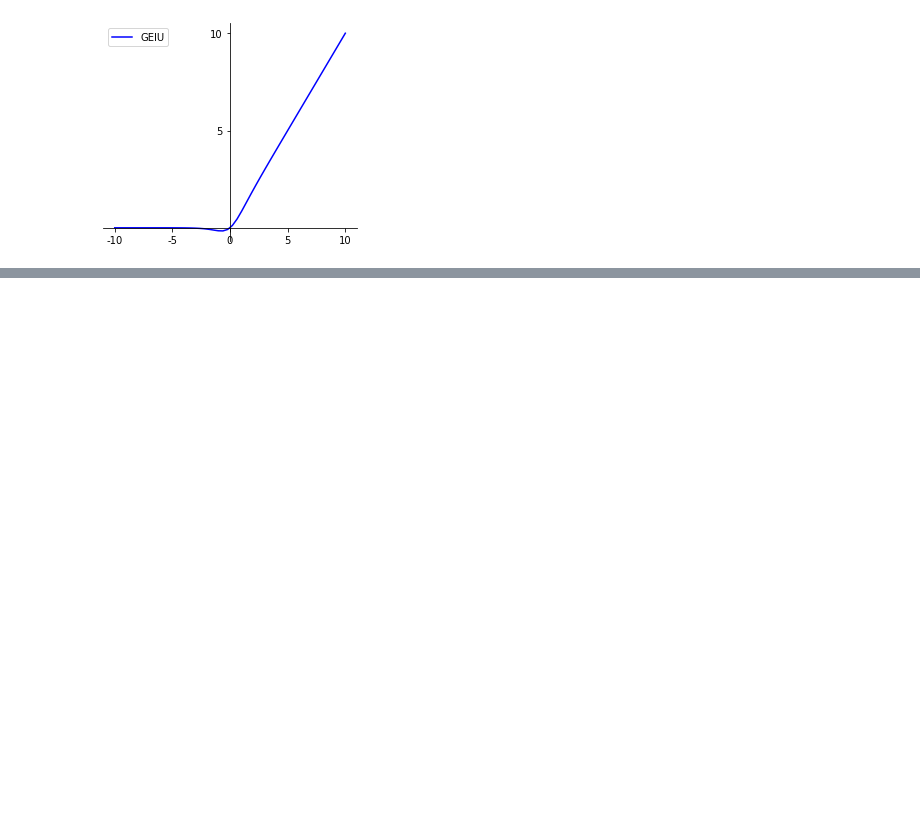
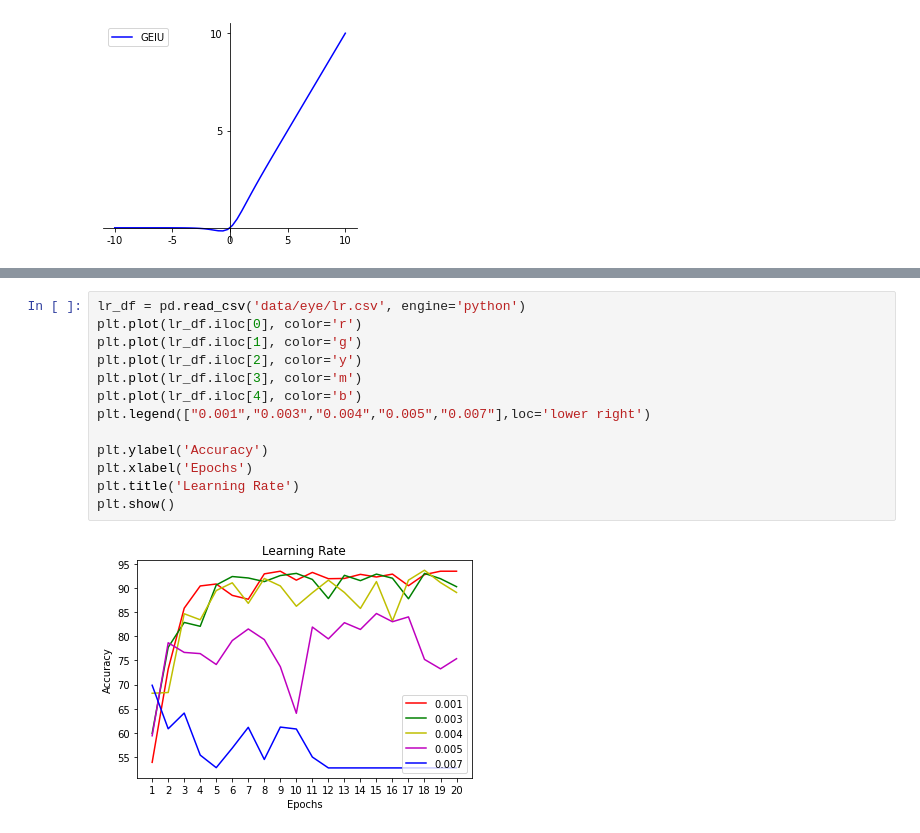
Before and after one commit to JoshuaXueJH/5100_eye_clinic, a Jupyter notebook: eye_clinic.ipynb, the cells around one changed output, grey strips where cells are left out. Drawn from its saved outputs; the diff is of its cells as text; blank space fills up the shorter version.

```diff
--- a/eye_clinic.ipynb
+++ b/eye_clinic.ipynb
@@ -499,0 +546,15 @@ plt.show()
+# %%
+lr_df = pd.read_csv('data/eye/lr.csv', engine='python')
+plt.plot(lr_df.iloc[0], color='r')
+plt.plot(lr_df.iloc[1], color='g')
+plt.plot(lr_df.iloc[2], color='y')
+plt.plot(lr_df.iloc[3], color='m')
+plt.plot(lr_df.iloc[4], color='b')
+plt.legend(["0.001","0.003","0.004","0.005","0.007"],loc='lower right')
+
+plt.ylabel('Accuracy')
+plt.xlabel('Epochs')
+plt.title('Learning Rate')
+plt.show()
+# %% [output]
+[figure, added]
```
Also changed, not shown: parts of 3 cells of this notebook.
